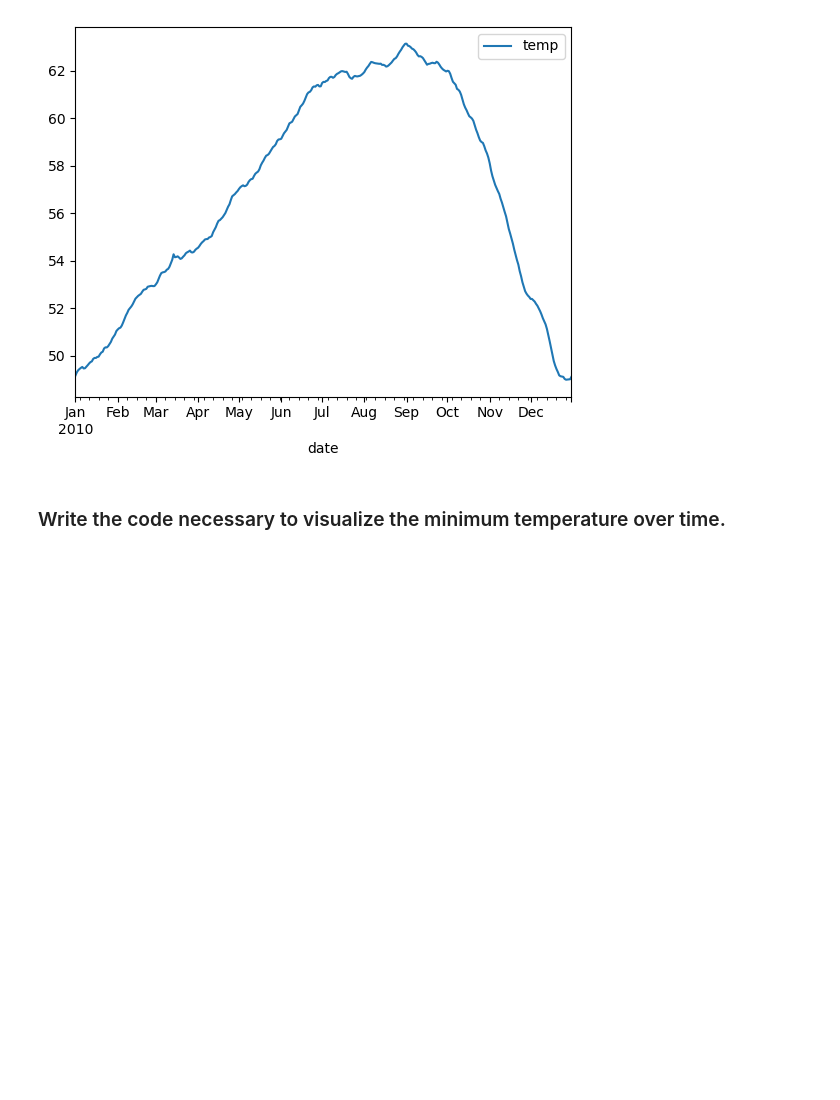
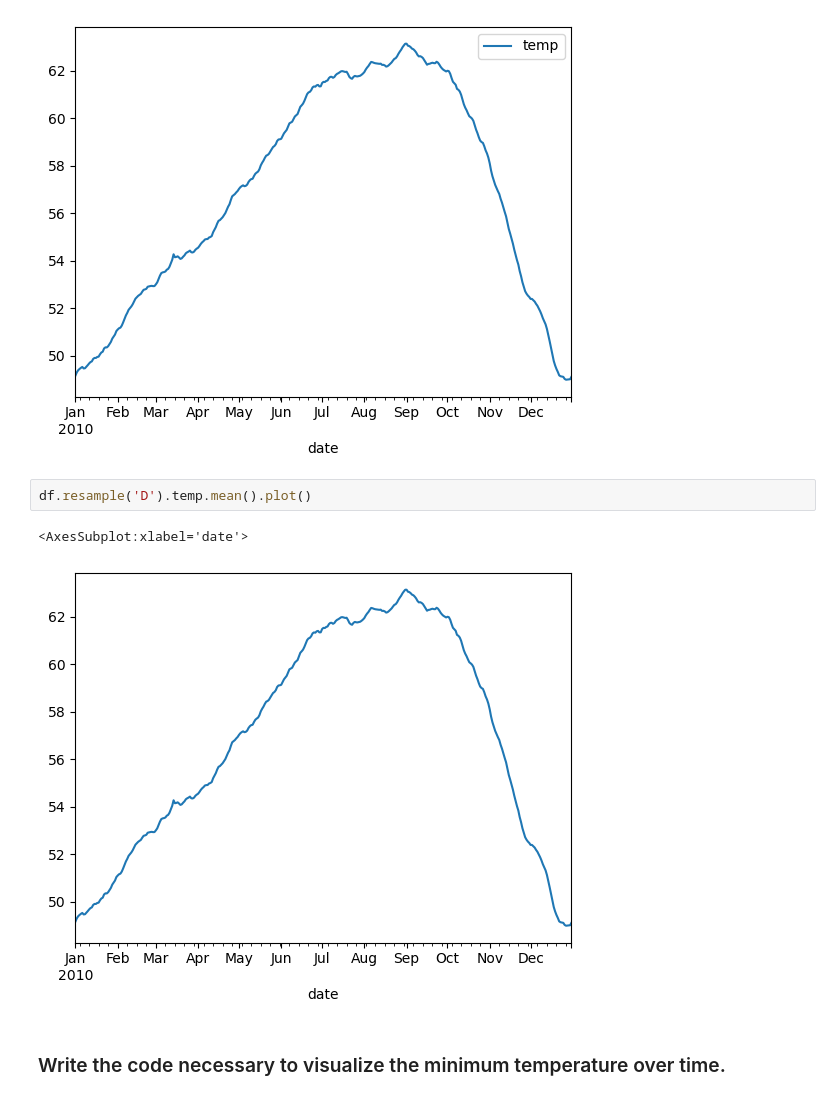
Before and after one commit to aaron-mv-moore/time-series-exercises, a Jupyter notebook: time_series_exercises.ipynb, the cells around one changed output. Drawn from its saved outputs; the diff is of its cells as text; blank space fills up the shorter version.

```diff
--- a/time_series_exercises.ipynb
+++ b/time_series_exercises.ipynb
@@ -60,6 +74,11 @@ df.resample('D').mean().plot()
 # %% [output]
 <AxesSubplot:xlabel='date'>
 [figure]
+# %%
+df.resample('D').temp.mean().plot()
+# %% [output]
+<AxesSubplot:xlabel='date'>
+[figure, added]
 # %% [markdown]
 ### Write the code necessary to visualize the minimum temperature over time.
 # %%
```
Also changed, not shown: parts of 31 cells of this notebook, 3 other files.
